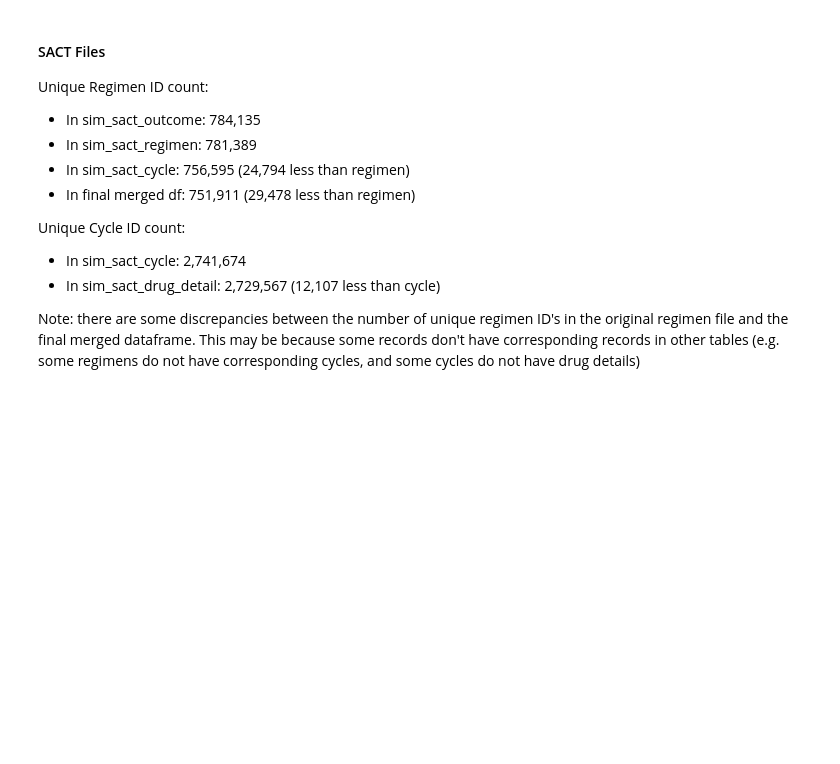
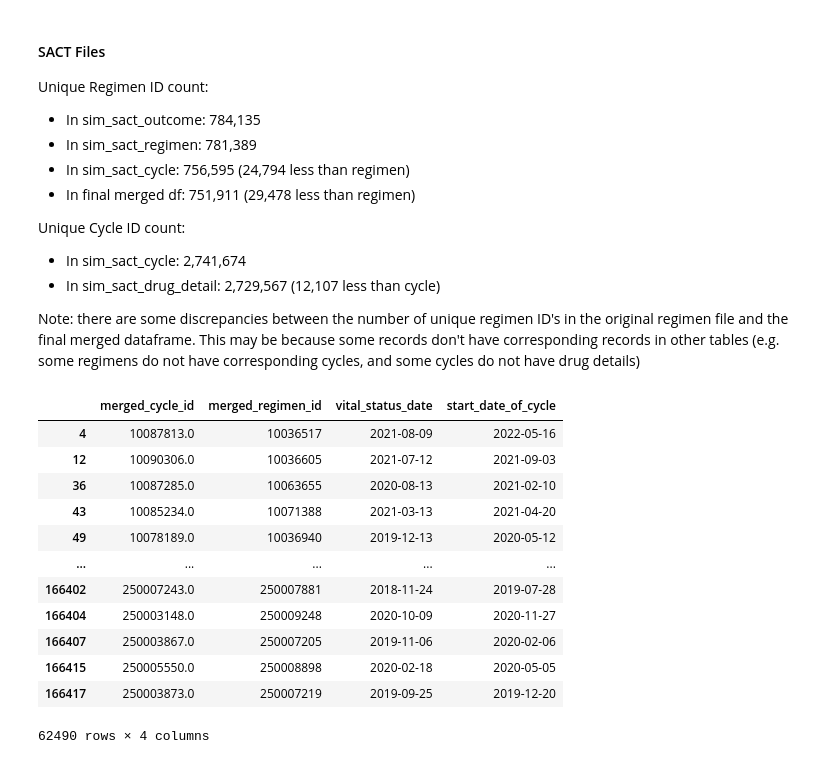
Before and after one commit to jcnexu/clinical_dashboards_sem2_2024, a Jupyter notebook: new_data_dict.ipynb, the cells around one changed output. Cells and saved outputs as stored; diff of their text form; code cells hidden in the pictures; blank space fills up the shorter version.

```diff
--- a/new_data_dict.ipynb
+++ b/new_data_dict.ipynb
@@ -319,17 +497,0 @@ invalid_patients = pre_deceased_patients[pre_deceased_patients['patient_id'].isi
-# %%
-## Finding out patients who have activity after death (these patients should have already done some treatments)
-
-# Find patients who are deceased
-deceased_patients = sim_av_patient[sim_av_patient['vital_status'] == 'D'] # shape: (635,048 x 12)
-
-filtered_regimen_cycle['start_date_of_cycle'] = pd.to_datetime(filtered_regimen_cycle['start_date_of_cycle'], errors='coerce')
-
-# Find the latest cycle start date for each patient
-max_start_date_per_patient = filtered_regimen_cycle.groupby('encore_patient_id')['start_date_of_cycle'].max().reset_index()
-
-#invalid_patients_2 = deceased_patients[deceased_patients['vital_status_date'] < ]
-
-deceased_patients = deceased_patients[
-    deceased_patients['patient_id'].isin(max_start_date_per_patient['encore_patient_id']) &
-    deceased_patients['vital_status_date']
-]
@@ -422,0 +571,38 @@ regimen_cycle_drug_outcome = pd.merge(regimen_cycle_drug, sim_sact_outcome, on='
+# %%
+## Finding out patients who have activity after death
+
+# Find patients who are deceased (635,048 records)
+deceased_patients = sim_av_patient[sim_av_patient['vital_status'] == 'D']
+
+# Find the latest cycle start date for each patient (348,610 records)
+max_cycle_dates = filtered_regimen_cycle.groupby('encore_patient_id')['start_date_of_cycle'].max().reset_index()
+
+# Find the deceased patients who received treatment (162,710 records)
+deceased_patients = deceased_patients[deceased_patients['patient_id'].isin(max_cycle_dates['encore_patient_id'])]
+
+# Merge the latest cycle dates (355,882 records) --> there are duplicate cycles that end on the same date but are part of different regimens
+max_cycle_dates = max_cycle_dates.merge(filtered_regimen_cycle, on=['encore_patient_id', 'start_date_of_cycle'], how='left')
+
+# Only get records for deceased patients (166,419 records)
+max_date_per_patient = max_cycle_dates[max_cycle_dates['encore_patient_id'].isin(deceased_patients['patient_id'])]
+
+dates = pd.merge(deceased_patients, max_date_per_patient, left_on='patient_id', right_on='encore_patient_id')[['merged_cycle_id', 'merged_regimen_id', 'vital_status_date', 'start_date_of_cycle']]
+
+# Find records whose patient's death date is earlier than the treatment date (62,490 records)
+dates = dates[dates['vital_status_date'] < dates['start_date_of_cycle']]
+
+dates
+# %% [output]
+|  | merged_cycle_id | merged_regimen_id | vital_status_date | start_date_of_cycle |
+| 4 | 10087813.0 | 10036517 | 2021-08-09 | 2022-05-16 |
+| 12 | 10090306.0 | 10036605 | 2021-07-12 | 2021-09-03 |
+| 36 | 10087285.0 | 10063655 | 2020-08-13 | 2021-02-10 |
+| 43 | 10085234.0 | 10071388 | 2021-03-13 | 2021-04-20 |
+| 49 | 10078189.0 | 10036940 | 2019-12-13 | 2020-05-12 |
+| ... | ... | ... | ... | ... |
+| 166402 | 250007243.0 | 250007881 | 2018-11-24 | 2019-07-28 |
+| 166404 | 250003148.0 | 250009248 | 2020-10-09 | 2020-11-27 |
+| 166407 | 250003867.0 | 250007205 | 2019-11-06 | 2020-02-06 |
+| 166415 | 250005550.0 | 250008898 | 2020-02-18 | 2020-05-05 |
+| 166417 | 250003873.0 | 250007219 | 2019-09-25 | 2019-12-20 |
+62490 rows × 4 columns
```
Also changed, not shown: parts of 28 cells of this notebook.
